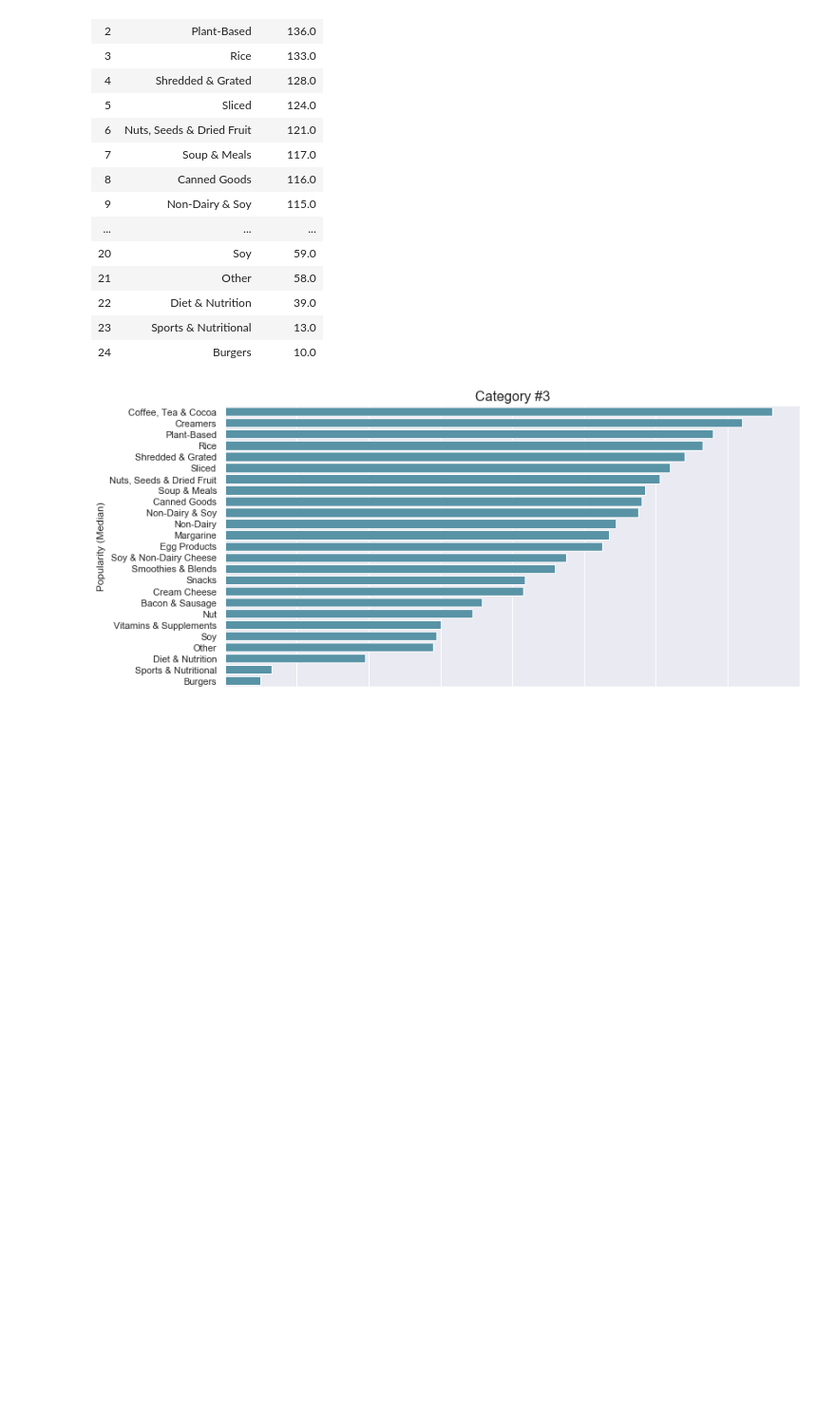
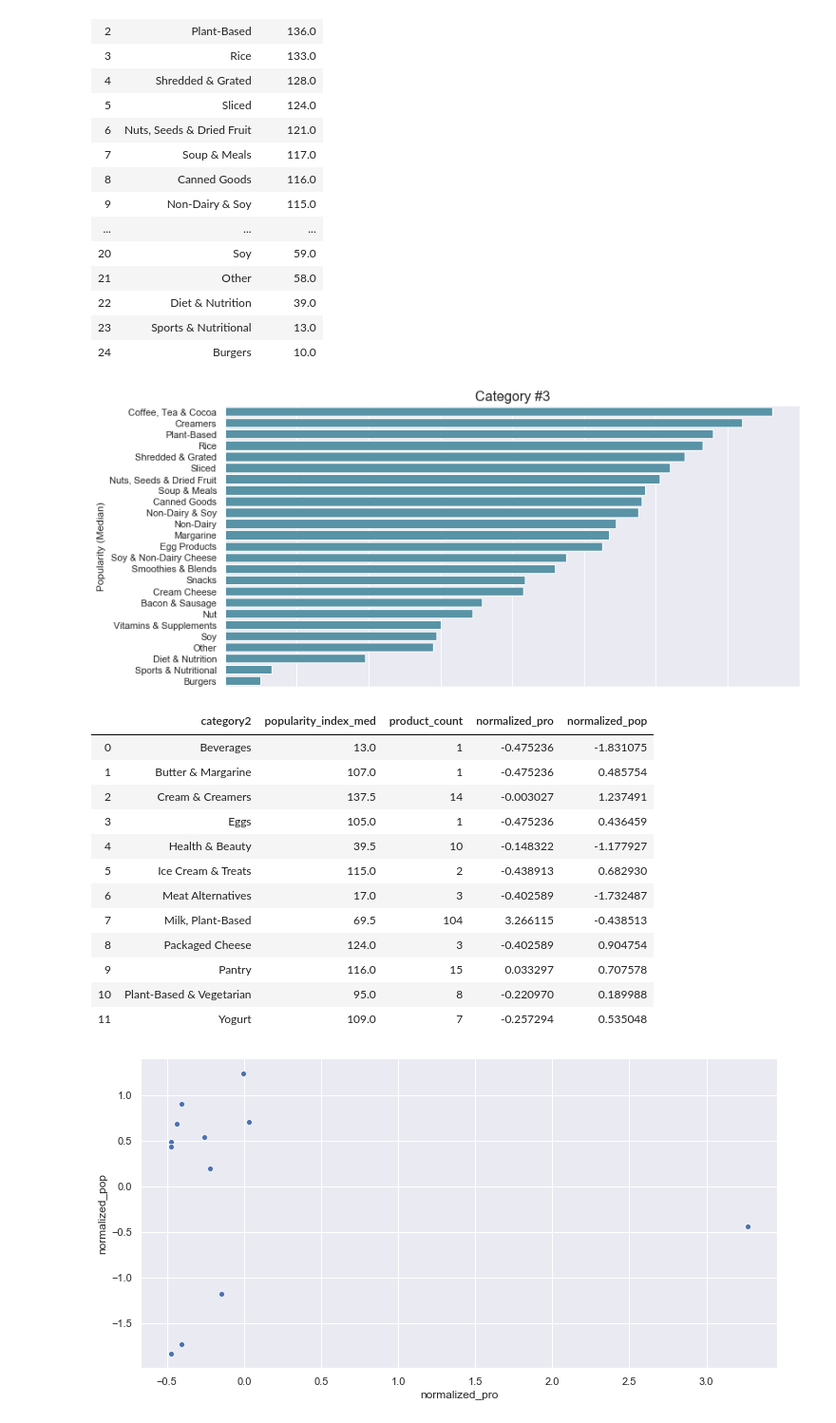
Before and after one commit to kisakiwata/webscraping, a Jupyter notebook: Data_Analysis_Freshdirect.ipynb, the cells around one changed output. Shown at 95% size. Saved outputs shown, nothing was run; the diff lists cells and outputs as text; code cells hidden in the pictures; blank space fills up the shorter version.

```diff
--- a/Data_Analysis_Freshdirect.ipynb
+++ b/Data_Analysis_Freshdirect.ipynb
@@ -405,3 +405,46 @@ plt.title("Category #3").set_fontsize('16')
 sns.despine(left=True, bottom=True)
 # %% [output]
 [figure]
+# %%
+#### Testing the correlation of the popularity and product count ####
+
+from sklearn.preprocessing import StandardScaler
+scaler = StandardScaler()
+
+
+fresh_sum = fresh.groupby(['category2']).agg({'popularity':['median']}).reset_index()
+fresh_sum.columns = (["category2", "popularity_index_med"])
+
+fresh_pop = fresh.groupby(['category2']).agg({'product':['count']}).reset_index()
+fresh_pop.columns = (["category2", "product_count"])
+
+#mergeed by the category2 column
+mer=pd.merge(fresh_sum, fresh_pop, on='category2')
+
+#with scaler.fit_transform function, normalized the values for each column.
+mer['normalized_pro'] = scaler.fit_transform(mer[['product_count']])
+mer['normalized_pop'] = scaler.fit_transform(mer[['popularity_index_med']])
+
+fig_dims = (12, 6)
+fig, ax = plt.subplots(figsize=fig_dims)
+
+ax = sns.scatterplot(x='normalized_pro', y='normalized_pop', data=mer)
+
+mer
+
+## The below chart shows the outlier. In the next script, I removed the outlier.
+# %% [output]
+|  | category2 | popularity_index_med | product_count | normalized_pro | normalized_pop |
+| 0 | Beverages | 13.0 | 1 | -0.475236 | -1.831075 |
+| 1 | Butter & Margarine | 107.0 | 1 | -0.475236 | 0.485754 |
+| 2 | Cream & Creamers | 137.5 | 14 | -0.003027 | 1.237491 |
+| 3 | Eggs | 105.0 | 1 | -0.475236 | 0.436459 |
+| 4 | Health & Beauty | 39.5 | 10 | -0.148322 | -1.177927 |
+| 5 | Ice Cream & Treats | 115.0 | 2 | -0.438913 | 0.682930 |
+| 6 | Meat Alternatives | 17.0 | 3 | -0.402589 | -1.732487 |
+| 7 | Milk, Plant-Based | 69.5 | 104 | 3.266115 | -0.438513 |
+| 8 | Packaged Cheese | 124.0 | 3 | -0.402589 | 0.904754 |
+| 9 | Pantry | 116.0 | 15 | 0.033297 | 0.707578 |
+| 10 | Plant-Based & Vegetarian | 95.0 | 8 | -0.220970 | 0.189988 |
+| 11 | Yogurt | 109.0 | 7 | -0.257294 | 0.535048 |
+[figure, added]
```
Also changed, not shown: parts of 3 cells of this notebook.
